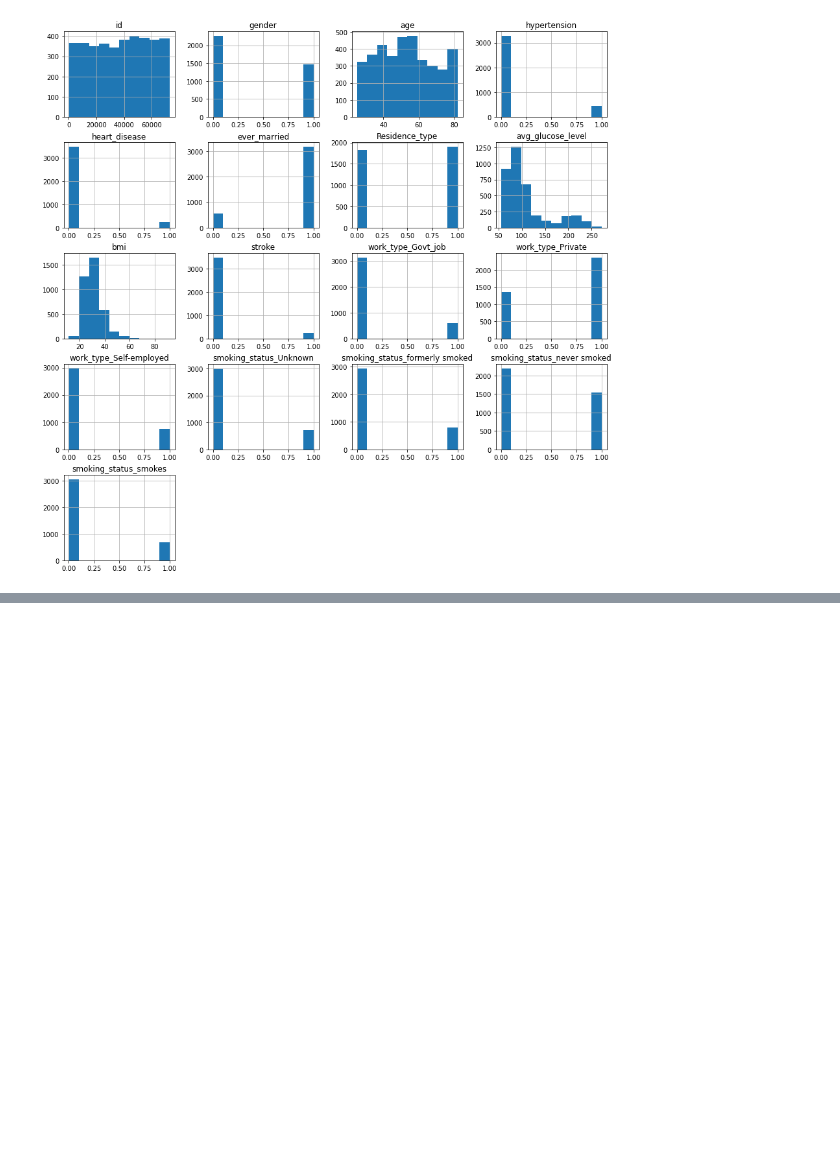
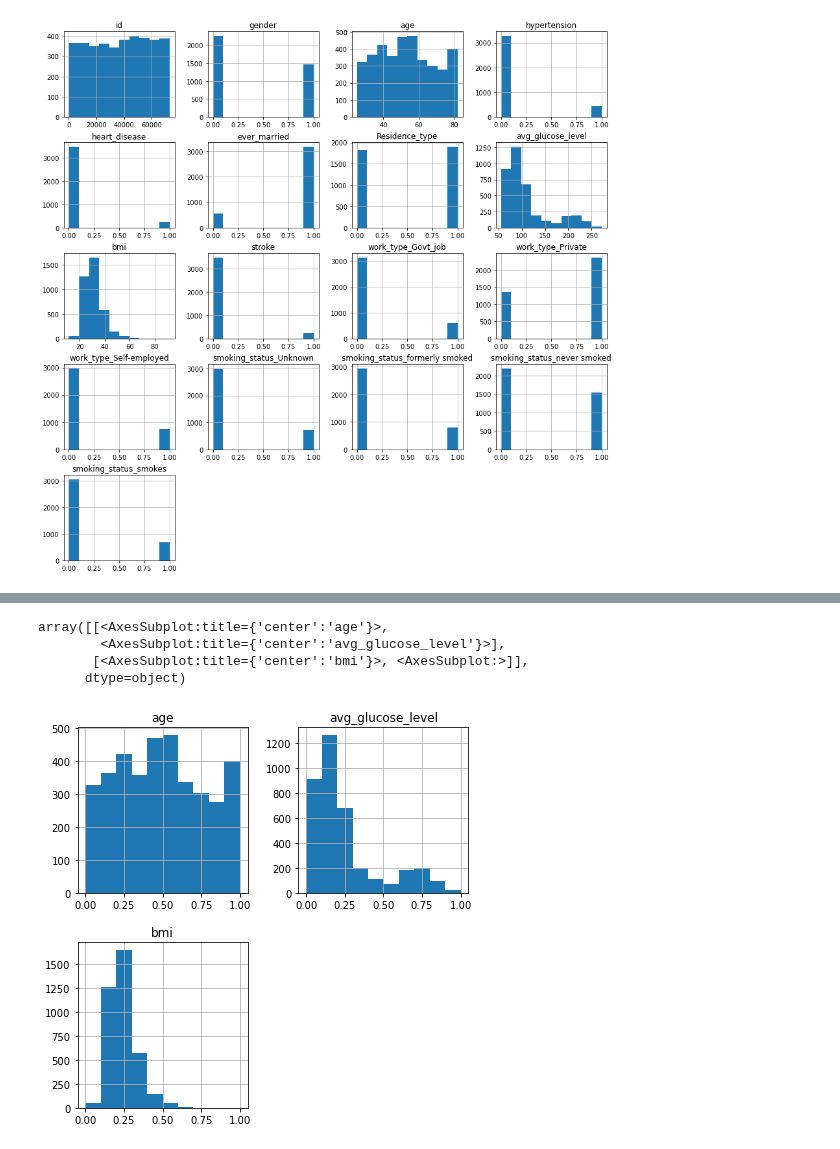
Before and after one commit to britt-emm/CGGroupProject, a Jupyter notebook: Final_Project/stroke_2nd_draft.ipynb, the cells around one changed output, grey strips where cells are left out. Cells and saved outputs as stored; diff of their text form; code cells hidden in the pictures; blank space fills up the shorter version.

```diff
--- a/Final_Project/stroke_2nd_draft.ipynb
+++ b/Final_Project/stroke_2nd_draft.ipynb
@@ -329,0 +364,11 @@ array([[<AxesSubplot:title={'center':'id'}>,
+# %%
+from sklearn.preprocessing import MinMaxScaler
+
+norm = MinMaxScaler()
+col_to_norm = ["age", "avg_glucose_level", "bmi"]
+norm_stroke_df = over_25_df.copy()
+
+#norm_stroke_df = norm.fit_transform(over_25_df)
+
+for x in col_to_norm:
+   norm_stroke_df[x] = norm.fit_transform(np.array(norm_stroke_df[x]).reshape(-1, 1))
@@ -329,0 +386,8 @@ array([[<AxesSubplot:title={'center':'id'}>,
+# %%
+norm_stroke_df[col_to_norm].hist(figsize = (7, 7))
+# %% [output]
+array([[<AxesSubplot:title={'center':'age'}>,
+        <AxesSubplot:title={'center':'avg_glucose_level'}>],
+       [<AxesSubplot:title={'center':'bmi'}>, <AxesSubplot:>]],
+      dtype=object)
+[figure, added]
```
Also changed, not shown: parts of 12 cells of this notebook, 4 other files.
